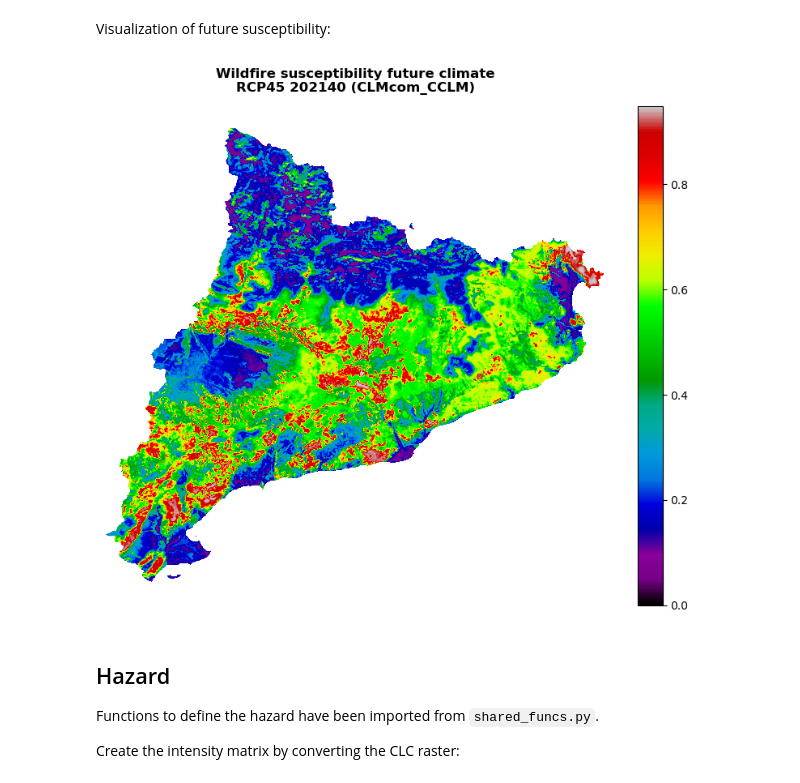
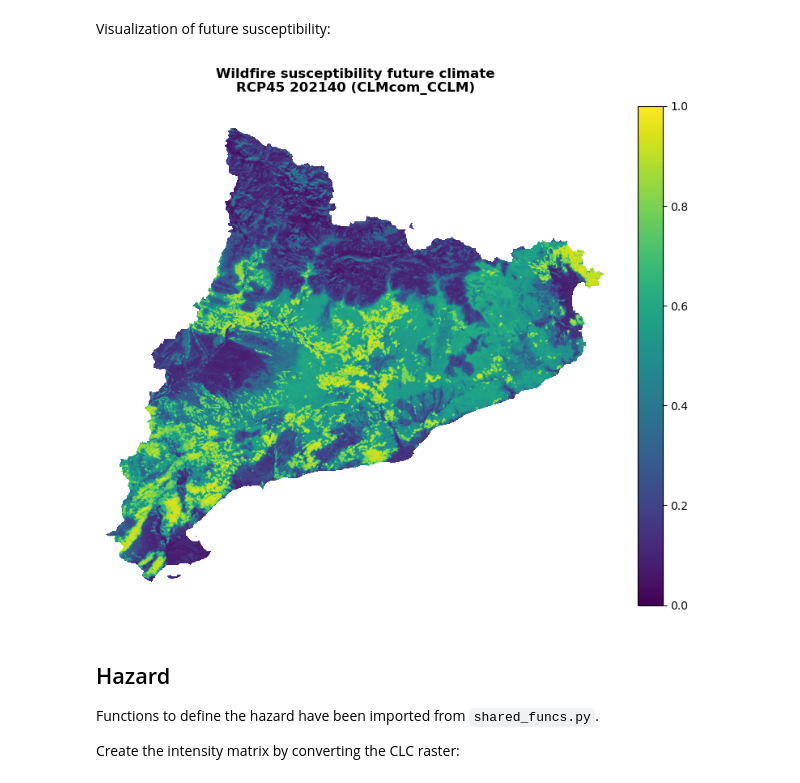
Before and after one commit to CLIMAAX/FIRE, a Jupyter notebook: 01_wildfire_ML/Hazard_assessment_FIRE_ML.ipynb, the cells around one changed output. Saved outputs shown, nothing was run; the diff lists cells and outputs as text; code cells hidden in the pictures.

Commit message:
Use perceptually uniform viridis colormap for susceptibility

```diff
--- a/01_wildfire_ML/Hazard_assessment_FIRE_ML.ipynb
+++ b/01_wildfire_ML/Hazard_assessment_FIRE_ML.ipynb
@@ -875,5 +875,12 @@ Plot the susceptibility for the present climate:
 # %%
 with rasterio.open(suscep_path_hist) as src:
     band = src.read(1)
-    shared_funcs.plot_raster_V2(band, ref, cmap='nipy_spectral', title="Wildfire susceptibilty Historical Climate", dpi=100)
+    shared_funcs.plot_raster_V2(
+        band,
+        ref,
+        cmap='viridis',
+        plot_kwargs={"vmin": 0, "vmax": 1.0},
+        dpi=100,
+        title="Wildfire susceptibilty Historical Climate\n(ECLIPS2.0)"
+    )
 # %% [output]
@@ -992,18 +999,19 @@ Visualization of future susceptibility:
 # %%
 with rasterio.open(suscep_path_future) as src:
     band = src.read(1)
     shared_funcs.plot_raster_V2(
         band,
         ref,
-        cmap='nipy_spectral',
+        cmap='viridis',
+        plot_kwargs={"vmin": 0, "vmax": 1.0},
         title=(
             "Wildfire susceptibility future climate\n"
             f"{future_scenario} {future_period} ({climate_model})"
         ),
         dpi=100
     )
 # %% [output]
-[figure, old version]
+[figure, new version]
 # %% [markdown]
 ## Hazard
 
```
Also changed, not shown: parts of 1 cell of this notebook, 1 other file.
